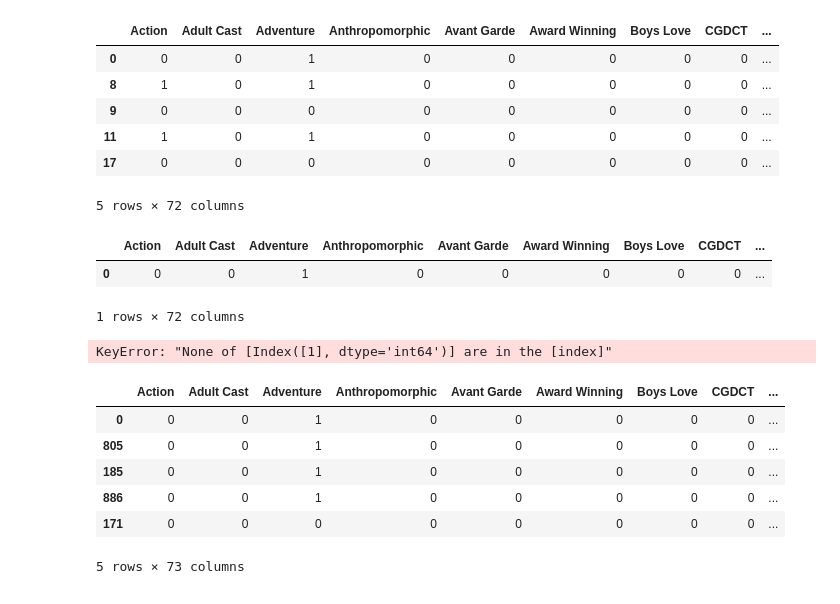
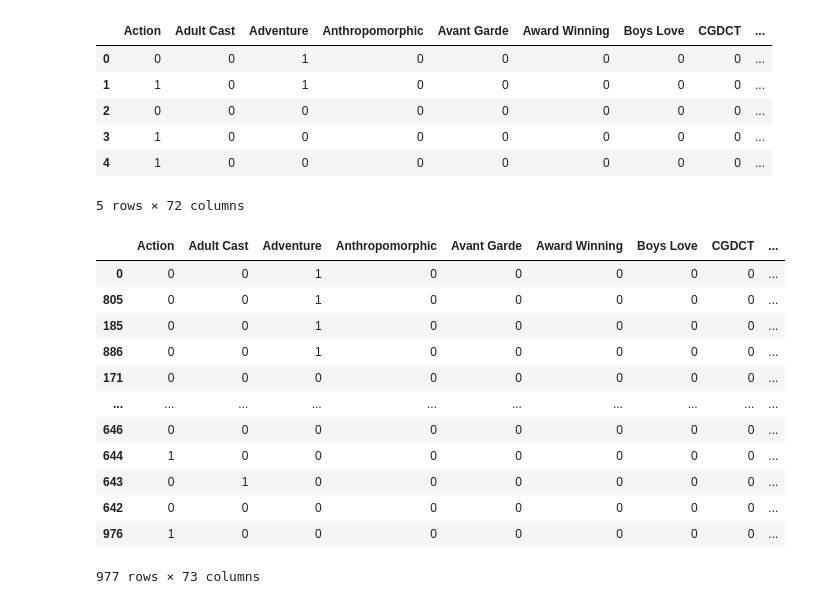
Before and after one commit to altinus01/anime_rec, a Jupyter notebook: notebook/embeding_and_ML.ipynb, the cells around one changed output. Drawn from its saved outputs; the diff is of its cells as text; code cells hidden in the pictures.

```diff
--- a/notebook/embeding_and_ML.ipynb
+++ b/notebook/embeding_and_ML.ipynb
@@ -24,7 +24,7 @@ def time_filter(df,years_back=10):
     top_time=df['Release year'].max()
     return df[df['Release year']>top_time-years_back]
 # %%
-ohe_data=time_filter(ohe_data,3)
+#ohe_data=time_filter(ohe_data,3)
 ohe_data
 # %% [output]
 |  | Name | Image source | Rating | Release year | Action | Adult Cast | Adventure | Anthropomorphic | ... |
@@ -43,21 +43,14 @@ ohe_data
 # %%
-vectors=ohe_data.drop(columns=['Name', 'Image source', 'Rating', 'Release year'])
+vectors=ohe_data.drop(columns=['Name', 'Rating', 'Release year'])
 vectors.head()
 # %% [output]
 |  | Action | Adult Cast | Adventure | Anthropomorphic | Avant Garde | Award Winning | Boys Love | CGDCT | ... |
 | 0 | 0 | 0 | 1 | 0 | 0 | 0 | 0 | 0 | ... |
-| 8 | 1 | 0 | 1 | 0 | 0 | 0 | 0 | 0 | ... |
-| 9 | 0 | 0 | 0 | 0 | 0 | 0 | 0 | 0 | ... |
-| 11 | 1 | 0 | 1 | 0 | 0 | 0 | 0 | 0 | ... |
-| 17 | 0 | 0 | 0 | 0 | 0 | 0 | 0 | 0 | ... |
+| 1 | 1 | 0 | 1 | 0 | 0 | 0 | 0 | 0 | ... |
+| 2 | 0 | 0 | 0 | 0 | 0 | 0 | 0 | 0 | ... |
+| 3 | 1 | 0 | 0 | 0 | 0 | 0 | 0 | 0 | ... |
+| 4 | 1 | 0 | 0 | 0 | 0 | 0 | 0 | 0 | ... |
 5 rows × 72 columns
-# %%
-vect=vectors.loc[[0]].copy()
-vect
-# %% [output]
-|  | Action | Adult Cast | Adventure | Anthropomorphic | Avant Garde | Award Winning | Boys Love | CGDCT | ... |
-| 0 | 0 | 0 | 1 | 0 | 0 | 0 | 0 | 0 | ... |
-1 rows × 72 columns
 # %%
 def cosine_similarity_entry(vector,matrix):
     elem=0
@@ -70,17 +63,21 @@ def cosine_similarity_entry(vector,matrix):
         elem+=1
     return matrix
 # %%
-mat=cosine_similarity_entry(vect,vectors)
+mat=cosine_similarity_entry(vectors.loc[[0]],vectors)
 mat.sort_values('Similarity',ascending=False,inplace=True)
-# %% [output]
-KeyError: "None of [Index([1], dtype='int64')] are in the [index]"
 # %%
-mat.head()
+mat
 # %% [output]
 |  | Action | Adult Cast | Adventure | Anthropomorphic | Avant Garde | Award Winning | Boys Love | CGDCT | ... |
 | 0 | 0 | 0 | 1 | 0 | 0 | 0 | 0 | 0 | ... |
 | 805 | 0 | 0 | 1 | 0 | 0 | 0 | 0 | 0 | ... |
 | 185 | 0 | 0 | 1 | 0 | 0 | 0 | 0 | 0 | ... |
 | 886 | 0 | 0 | 1 | 0 | 0 | 0 | 0 | 0 | ... |
 | 171 | 0 | 0 | 0 | 0 | 0 | 0 | 0 | 0 | ... |
+| ... | ... | ... | ... | ... | ... | ... | ... | ... | ... |
+| 646 | 0 | 0 | 0 | 0 | 0 | 0 | 0 | 0 | ... |
+| 644 | 1 | 0 | 0 | 0 | 0 | 0 | 0 | 0 | ... |
+| 643 | 0 | 1 | 0 | 0 | 0 | 0 | 0 | 0 | ... |
+| 642 | 0 | 0 | 0 | 0 | 0 | 0 | 0 | 0 | ... |
+| 976 | 1 | 0 | 0 | 0 | 0 | 0 | 0 | 0 | ... |
-5 rows × 73 columns
+977 rows × 73 columns
```
Also changed, not shown: parts of 12 cells of this notebook, 8 other files.
